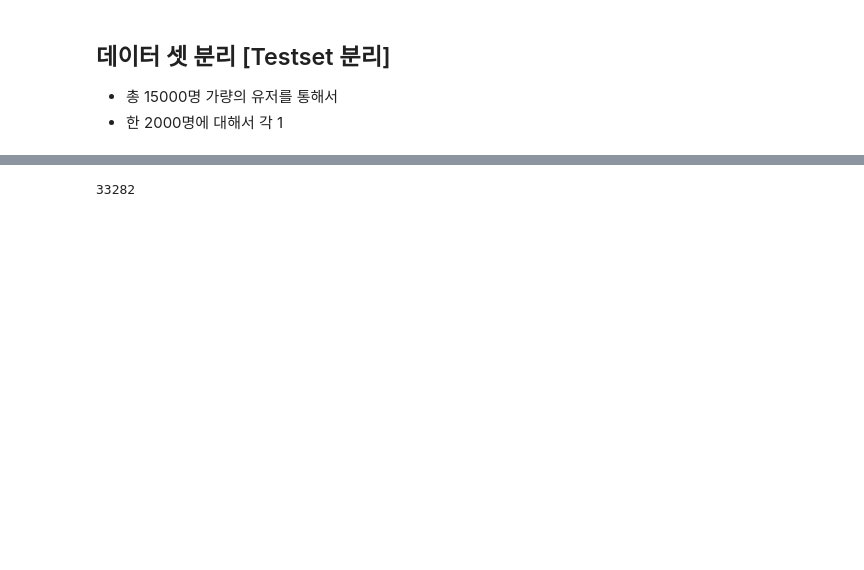
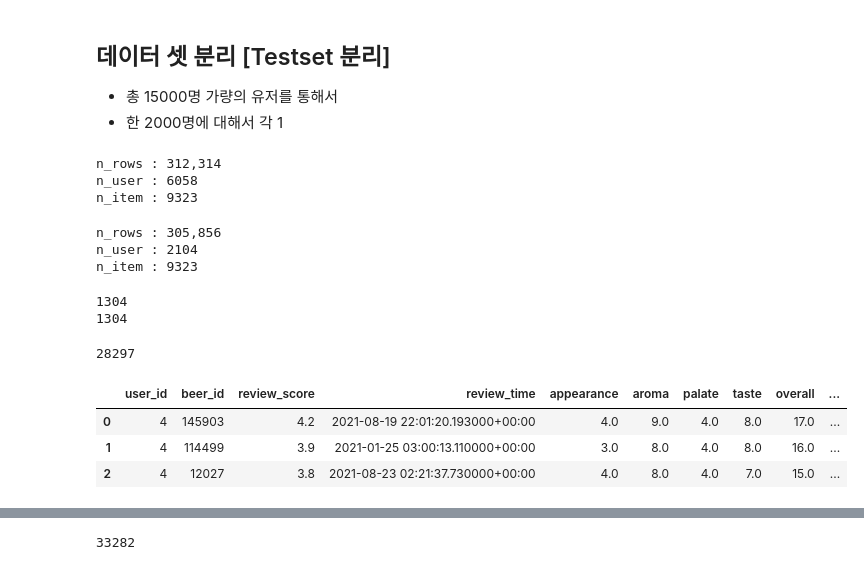
Before and after one commit to boostcampaitech3/final-project-level3-recsys-10, a Jupyter notebook: data_engineering/data_preprocessing.ipynb, the cells around one changed output, grey strips where cells are left out. Drawn from its saved outputs; the diff is of its cells as text; code cells hidden in the pictures; blank space fills up the shorter version.

```diff
--- a/data_engineering/data_preprocessing.ipynb
+++ b/data_engineering/data_preprocessing.ipynb
@@ -258,8 +278,85 @@ test_ratebeer.to_csv("../data/standard/test_ratebeer_without_text.csv", index =
 - 한 2000명에 대해서 각 1
 # %%
 df_test = test_ratebeer.copy()
+# %%
+df_test = pd.read_csv("/opt/ml/workspace/final-project-level3-recsys-10/data/standard/test_ratebeer_without_text.csv")
+target_beer_id_list = pd.read_csv("/opt/ml/workspace/final-project-level3-recsys-10/data/db_files/db_target_beer.csv")
+target_beer_id_list = list(target_beer_id_list["beer_id"].astype(int))
+
+print(f"n_rows : {len(df_test):,}")
+print(f"n_user : {df_test.user_id.nunique()}")
+print(f"n_item : {df_test.beer_id.nunique()}")
+# %% [output]
+n_rows : 312,314
+n_user : 6058
+n_item : 9323
 # %%
 # 한 개를 맞출 수는 없다. 따라서 하나만 리뷰한 사람은 제외한다. (적어도 두 명의 유저가 있어야 하므로)
-over1user_in_Test = (df_test.value_counts("user_id") == 1).where(lambda x: x == False).dropna().index.tolist()
+
+# 실제 우리의 케이스에 맞춰서, 4개의 아이템에 대해서 RMSE를 구한다.
+# 그 중에서도 target 맥주를 잘 예측해야하므로, 해당 맥주를 중점으로 예측하도록한다.
+# 그래서 리뷰 수가 4개 이하인 유저들은 예측하지 않는다.
+over1user_in_Test = (df_test.value_counts("user_id") <= 4).where(lambda x: x == False).dropna().index.tolist()
 df_test = df_test[df_test["user_id"].isin(over1user_in_Test)]
 df_test.index = range(len(df_test))
+
+print(f"n_rows : {len(df_test):,}")
+print(f"n_user : {df_test.user_id.nunique()}")
+print(f"n_item : {df_test.beer_id.nunique()}")
+# %% [output]
+n_rows : 305,856
+n_user : 2104
+n_item : 9323
+# %%
+dict_test_input = dict()
+dict_test_answer = dict()
+input_len = 0
+
+np.random.seed(42)
+for _, (user_id, beer_id_list) in df_test.groupby("user_id")["beer_id"].apply(list).reset_index().iterrows():
+    target_beers =  list(set(beer_id_list).intersection(target_beer_id_list))
+    other_beers = list(set(beer_id_list)-set(target_beer_id_list))
+
+    # 타겟 비어가 없는 데이터는 제외한다.
+    if target_beers == []:
+        continue
+
+    # 4개보다 많을 경우. -> 랜덤 추출
+    if len(target_beers) > 4:
+        temp_output = np.random.choice(target_beers, size=4, replace=False)
+
+    # 4개보다 적을 경우. -> 다 꺼내기
+    else:
+        temp_output = target_beers
+        n_need_to_add = 4 - len(temp_output) # 4개보다 부족한 경우 채워야한다.
+        temp_output.extend( np.random.choice(other_beers, size=n_need_to_add, replace=False) )
+
+    # input은 정답지로 구성한 output에 넣은 맥주 이외의 모든 맥주로 구성한다. | (option-1) input은 30개로 한정한다.
+    input_item_list = [beer_id for beer_id in beer_id_list if beer_id not in temp_output][-30:]
+    output_item_list = temp_output
+    input_len += len(input_item_list)
+
+    dict_test_input[user_id] = input_item_list
+    dict_test_answer[user_id] = output_item_list
+
+print(len(dict_test_input))
+print(len(dict_test_answer))
+# %% [output]
+1304
+1304
+# %%
+df_test_input = pd.concat({k: pd.Series(v) for k, v in dict_test_input.items()})
+df_test_answer = pd.concat({k: pd.Series(v) for k, v in dict_test_answer.items()})
+# %%
+df_test_input = df_test_input.reset_index()
+df_test_input.columns = ["user_id", "order", "beer_id"]
+df_test_input = df_test_input.drop("order", axis=1)
+df_test_input = df_test_input.merge(df_test, on=["user_id", "beer_id"])
+print(len(df_test_input))
+df_test_input.head(3)
+# %% [output]
+28297
+|  | user_id | beer_id | review_score | review_time | appearance | aroma | palate | taste | overall | ... |
+| 0 | 4 | 145903 | 4.2 | 2021-08-19 22:01:20.193000+00:00 | 4.0 | 9.0 | 4.0 | 8.0 | 17.0 | ... |
+| 1 | 4 | 114499 | 3.9 | 2021-01-25 03:00:13.110000+00:00 | 3.0 | 8.0 | 4.0 | 8.0 | 16.0 | ... |
+| 2 | 4 | 12027 | 3.8 | 2021-08-23 02:21:37.730000+00:00 | 4.0 | 8.0 | 4.0 | 7.0 | 15.0 | ... |
```
Also changed, not shown: parts of 11 cells of this notebook, 1 other file.
